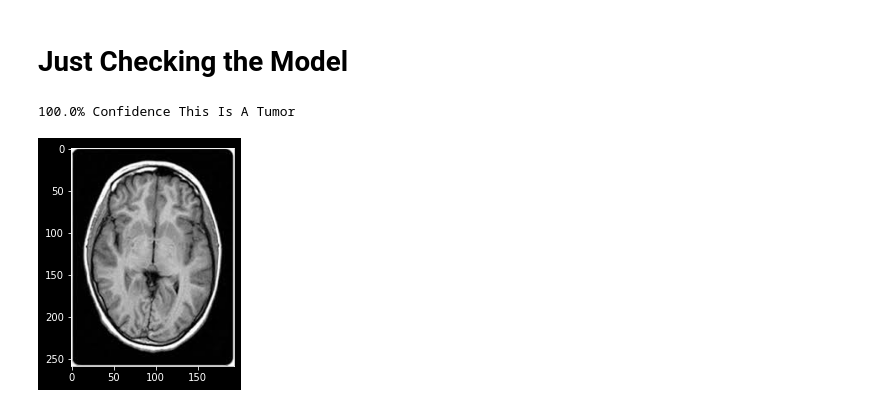
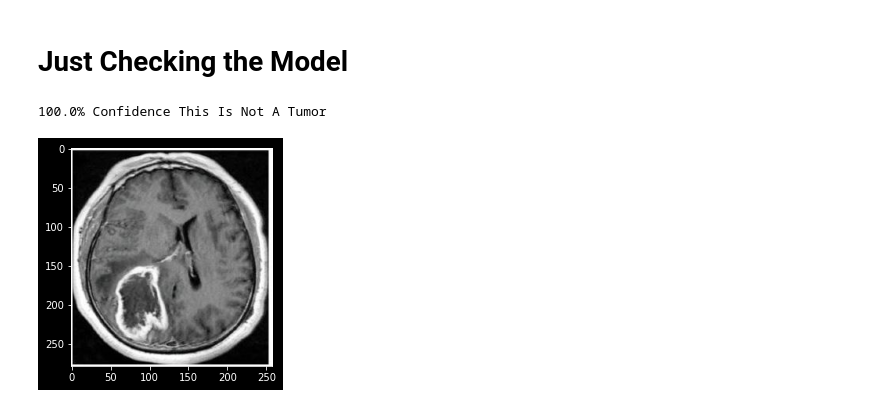
Before and after one commit to piyush0364/Cancer-detection-using-deep-learning, a Jupyter notebook: deep-learning-model-for-detecting-brain-tumor.ipynb, the cells around one changed output. Drawn from its saved outputs; the diff is of its cells as text; code cells hidden in the pictures.

Commit message:
Kaggle Notebook | Deep_learning_model_for_detecting_brain_tumor | Version 6

```diff
--- a/deep-learning-model-for-detecting-brain-tumor.ipynb
+++ b/deep-learning-model-for-detecting-brain-tumor.ipynb
@@ -168,13 +168,13 @@ def names(number):
         return 'Not A Tumor'
 # %%
 from matplotlib.pyplot import imshow
-img = Image.open(r"../input/brain-mri-images-for-brain-tumor-detection/no/20 no.jpg")
+img = Image.open(r"/kaggle/input/brain-mri-images-for-brain-tumor-detection/yes/Y109.JPG")
 x = np.array(img.resize((128,128)))
 x = x.reshape(1,128,128,3)
 res = model.predict_on_batch(x)
 classification = np.where(res == np.amax(res))[1][0]
 imshow(img)
 print(str(res[0][classification]*100) + '% Confidence This Is ' + names(classification))
 # %% [output]
-100.0% Confidence This Is A Tumor
+100.0% Confidence This Is Not A Tumor
-[figure, old version]
+[figure, new version]
```
Also changed, not shown: parts of 3 cells of this notebook.
